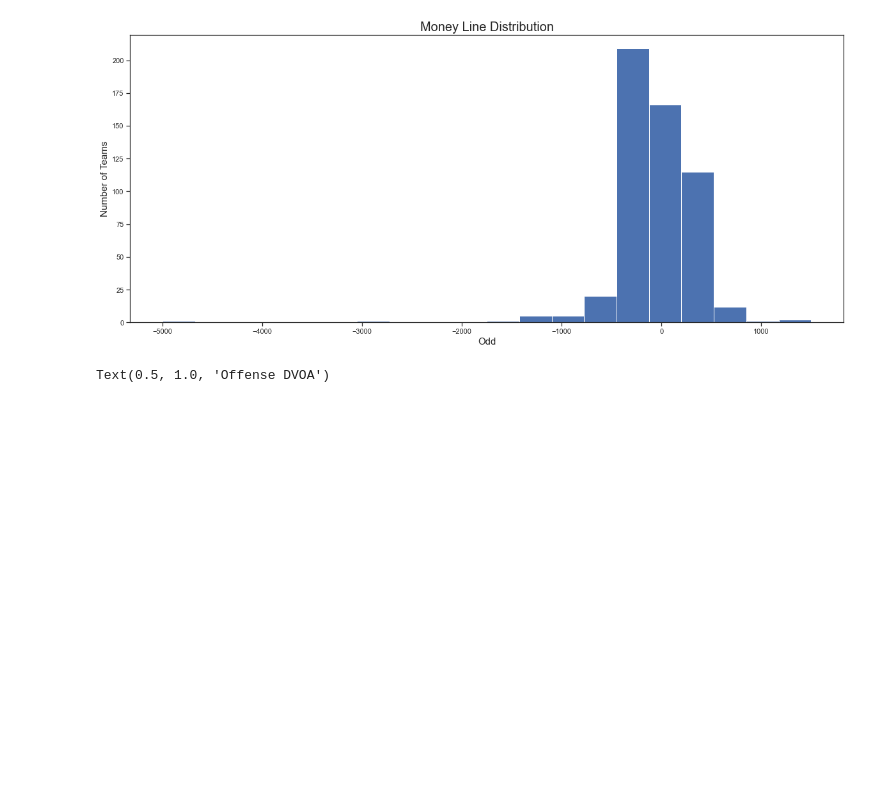
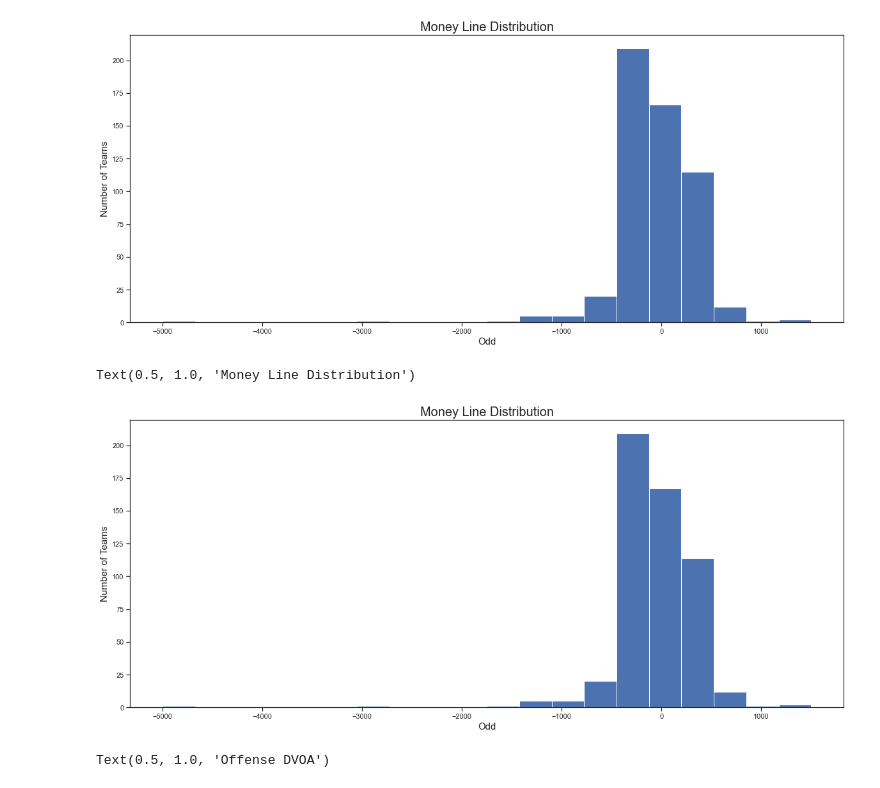
Before and after one commit to vivekbavda/NFL, a Jupyter notebook: BavdaNFLCapstoneDataCleaning.ipynb, the cells around one changed output. Cells and saved outputs as stored; diff of their text form; code cells hidden in the pictures; blank space fills up the shorter version.

```diff
--- a/BavdaNFLCapstoneDataCleaning.ipynb
+++ b/BavdaNFLCapstoneDataCleaning.ipynb
@@ -1075,6 +1106,14 @@ plt.title("Money Line Distribution", fontsize=20)
 # %% [output]
 Text(0.5, 1.0, 'Money Line Distribution')
 [figure]
+# %%
+dfprojected3['Team2ML'].hist(bins=20,grid=False)
+plt.xlabel("Odd", fontsize=15)
+plt.ylabel("Number of Teams",fontsize=15)
+plt.title("Money Line Distribution", fontsize=20)
+# %% [output]
+Text(0.5, 1.0, 'Money Line Distribution')
+[figure, added]
 # %%
 dfprojected3['Offense DVOA'].hist(bins=12,grid=False)
 plt.xlabel("DVOA", fontsize=15)
```
Also changed, not shown: parts of 45 cells of this notebook, 2 other files.
